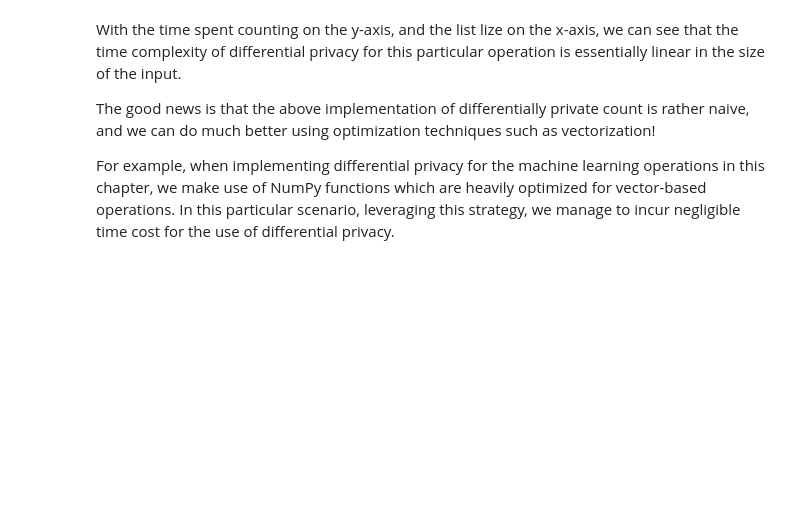
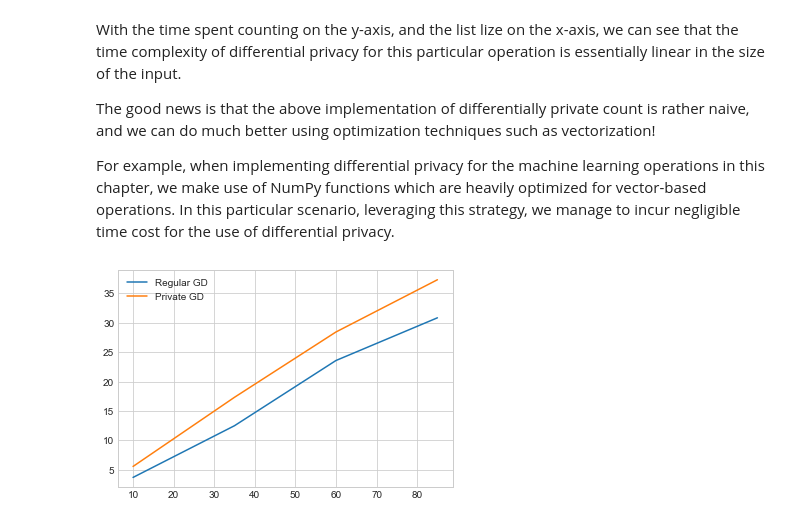
Before and after one commit to uvm-plaid/programming-dp, a Jupyter notebook: _sources/ch12.ipynb, the cells around one changed output. Cells and saved outputs as stored; diff of their text form; code cells hidden in the pictures; blank space fills up the shorter version.

```diff
--- a/_sources/ch12.ipynb
+++ b/_sources/ch12.ipynb
@@ -531,12 +531,22 @@ For example, when implementing differential privacy for the machine learning ope
 # %%
 def time_gd(k):
     start = time.perf_counter()
     gradient_descent(k)
     stop = time.perf_counter()
     return stop - start
 
 def time_priv_gd(k):
     start = time.perf_counter()
     noisy_gradient_descent(k, 0.1, delta)
     stop = time.perf_counter()
     return stop - start
+
+x_axis = [k for k in range(10,100,25)]
+
+plt.plot(x_axis, [time_gd(k) for k in range(10,100,25)], label='Regular GD')
+
+plt.plot(x_axis, [time_priv_gd(k) for k in range(10,100,25)], label='Private GD')
+
+plt.legend();
+# %% [output]
+[figure, added]
```
Also changed, not shown: parts of 8 cells of this notebook, 8 other files.
